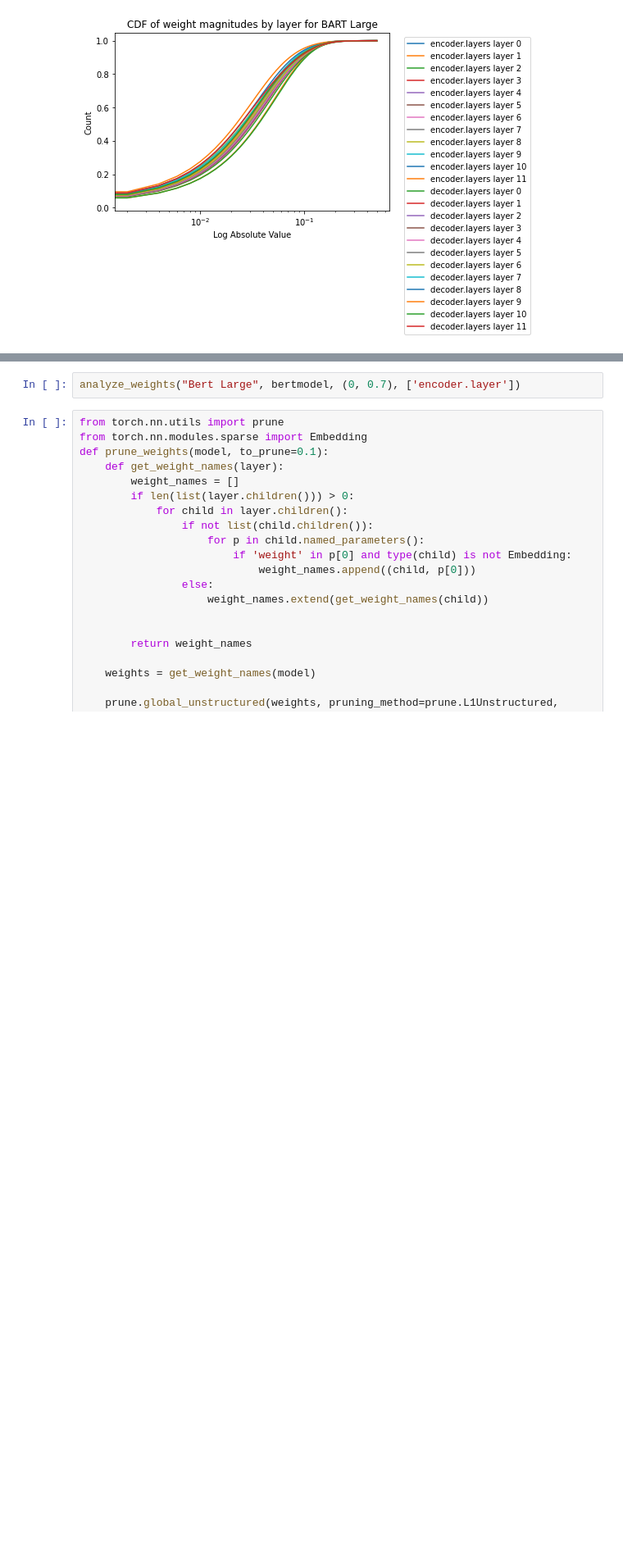
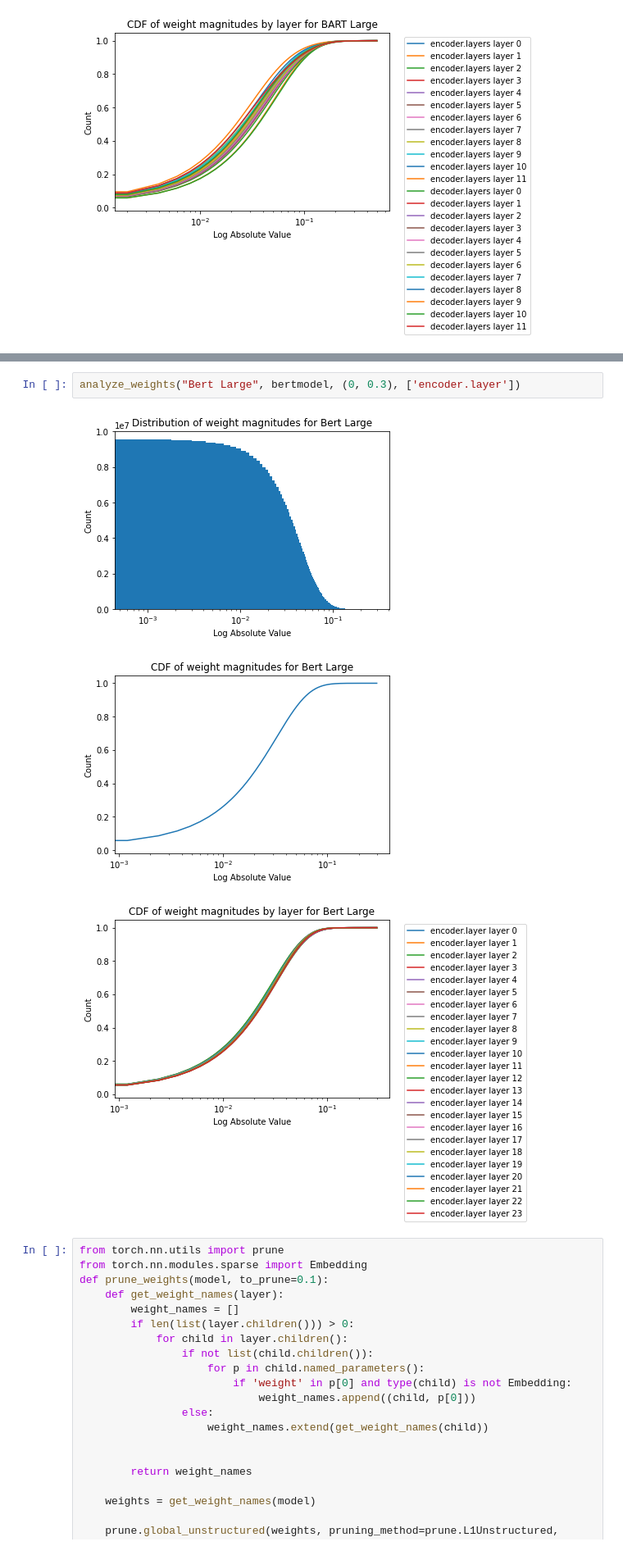
Before and after one commit to Oaklight/llm-sparsification-release, a Jupyter notebook: sparse.ipynb, the cells around one changed output, grey strips where cells are left out. Shown at 82% size. Drawn from its saved outputs; the diff is of its cells as text; blank space fills up the shorter version.

```diff
--- a/sparse.ipynb
+++ b/sparse.ipynb
@@ -85,7 +87,11 @@ Some weights of the model checkpoint at bert-large-cased were not used when init
 - This IS expected if you are initializing BertModel from the checkpoint of a model trained on another task or with another architecture (e.g. initializing a BertForSequenceClassification model from a ...
 - This IS NOT expected if you are initializing BertModel from the checkpoint of a model that you expect to be exactly identical (initializing a BertForSequenceClassification model from a BertForSequen ...
 # %%
-analyze_weights("Bert Large", bertmodel, (0, 0.7), ['encoder.layer'])
+analyze_weights("Bert Large", bertmodel, (0, 0.3), ['encoder.layer'])
+# %% [output]
+[figure, added]
+[figure, added]
+[figure, added]
 # %%
 from torch.nn.utils import prune
 from torch.nn.modules.sparse import Embedding
```
Also changed, not shown: parts of 2 cells of this notebook.
